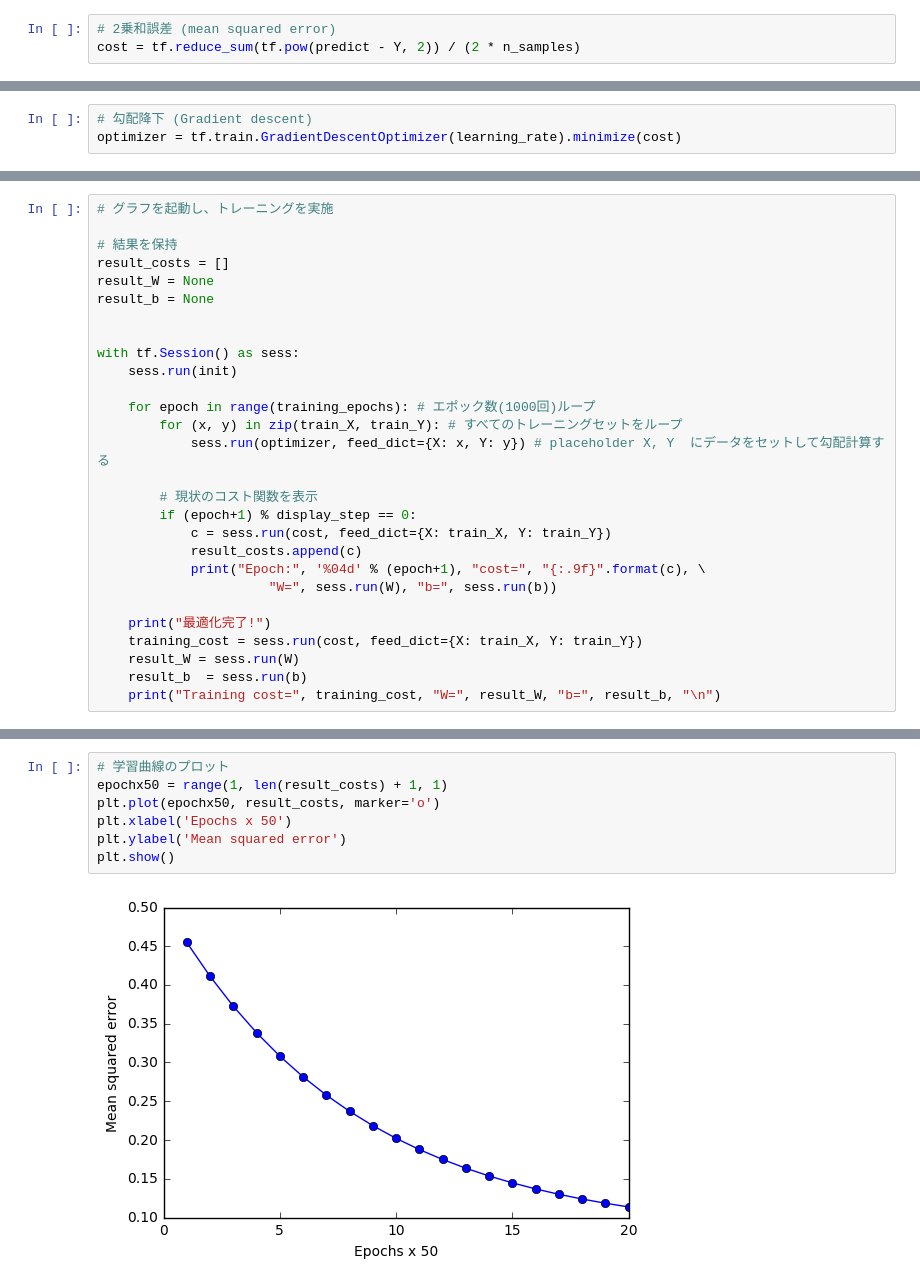
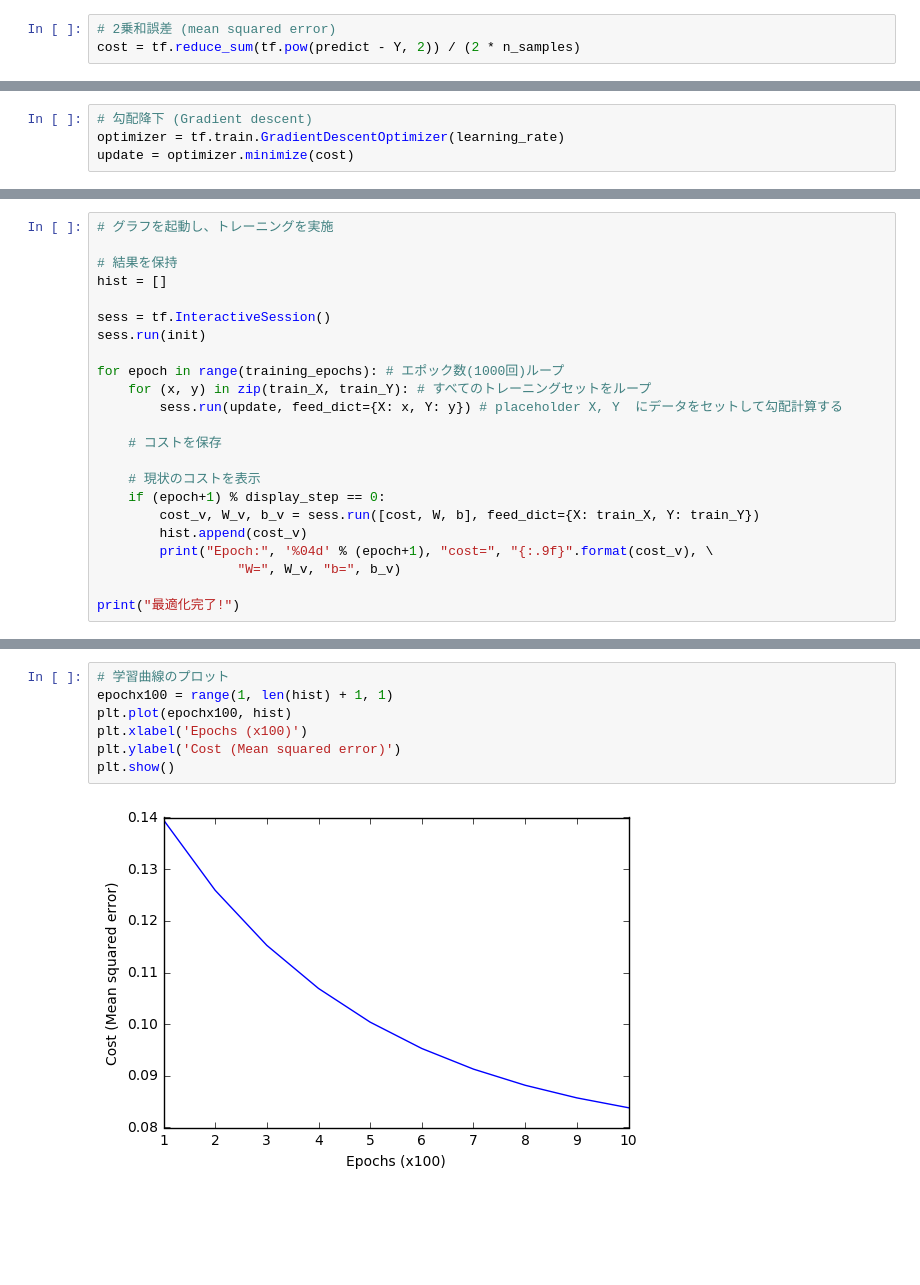
Before and after one commit to nipe0324/machine_learning_notebooks, a Jupyter notebook: tf-basic/3_liner_regression.ipynb, the cells around one changed output, grey strips where cells are left out. Saved outputs shown, nothing was run; the diff lists cells and outputs as text; blank space fills up the shorter version.

```diff
--- a/tf-basic/3_liner_regression.ipynb
+++ b/tf-basic/3_liner_regression.ipynb
@@ -43,6 +49,7 @@ E = \frac {1}{2m} sum_{i=1}^m (Ypred_i - Y_i )^2
 $$
 # %%
 # 勾配降下 (Gradient descent)
-optimizer = tf.train.GradientDescentOptimizer(learning_rate).minimize(cost)
+optimizer = tf.train.GradientDescentOptimizer(learning_rate)
+update = optimizer.minimize(cost)
 # %%
 # 変数の初期化(おきまり)
@@ -51,28 +58,23 @@ init = tf.initialize_all_variables()
 # グラフを起動し、トレーニングを実施
 
 # 結果を保持
-result_costs = []
-result_W = None
-result_b = None
+hist = []
 
+sess = tf.InteractiveSession()
+sess.run(init)
 
-with tf.Session() as sess:
-    sess.run(init)
+for epoch in range(training_epochs): # エポック数(1000回)ループ
+    for (x, y) in zip(train_X, train_Y): # すべてのトレーニングセットをループ
+        sess.run(update, feed_dict={X: x, Y: y}) # placeholder X, Y  にデータをセットして勾配計算する
 
-    for epoch in range(training_epochs): # エポック数(1000回)ループ
-        for (x, y) in zip(train_X, train_Y): # すべてのトレーニングセットをループ
-            sess.run(optimizer, feed_dict={X: x, Y: y}) # placeholder X, Y  にデータをセットして勾配計算する
+    # コストを保存
 
-        # 現状のコスト関数を表示
-        if (epoch+1) % display_step == 0:
-            c = sess.run(cost, feed_dict={X: train_X, Y: train_Y})
-            result_costs.append(c)
-            print("Epoch:", '%04d' % (epoch+1), "cost=", "{:.9f}".format(c), \
-                      "W=", sess.run(W), "b=", sess.run(b))
+    # 現状のコストを表示
+    if (epoch+1) % display_step == 0:
+        cost_v, W_v, b_v = sess.run([cost, W, b], feed_dict={X: train_X, Y: train_Y})
+        hist.append(cost_v)
+        print("Epoch:", '%04d' % (epoch+1), "cost=", "{:.9f}".format(cost_v), \
+                  "W=", W_v, "b=", b_v)
 
-    print("最適化完了!")
-    training_cost = sess.run(cost, feed_dict={X: train_X, Y: train_Y})
-    result_W = sess.run(W)
-    result_b  = sess.run(b)
-    print("Training cost=", training_cost, "W=", result_W, "b=", result_b, "\n")
+print("最適化完了!")
 # %% [output]
@@ -106,9 +105,9 @@ plt.show()
 # %%
 # 学習曲線のプロット
-epochx50 = range(1, len(result_costs) + 1, 1)
-plt.plot(epochx50, result_costs, marker='o')
-plt.xlabel('Epochs x 50')
-plt.ylabel('Mean squared error')
+epochx100 = range(1, len(hist) + 1, 1)
+plt.plot(epochx100, hist)
+plt.xlabel('Epochs (x100)')
+plt.ylabel('Cost (Mean squared error)')
 plt.show()
 # %% [output]
-[figure, old version]
+[figure, new version]
```
Also changed, not shown: parts of 8 cells of this notebook, 2 other files.
